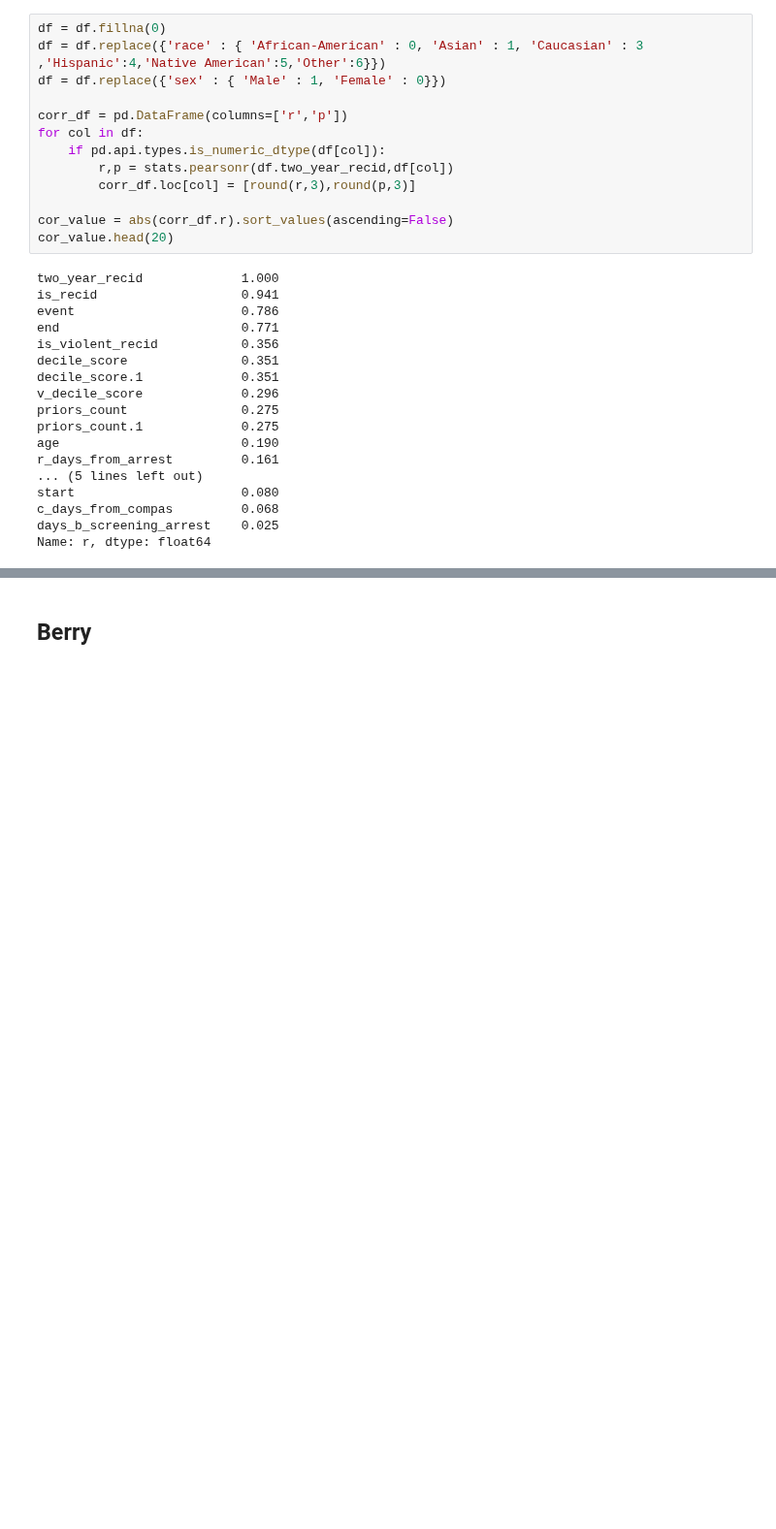
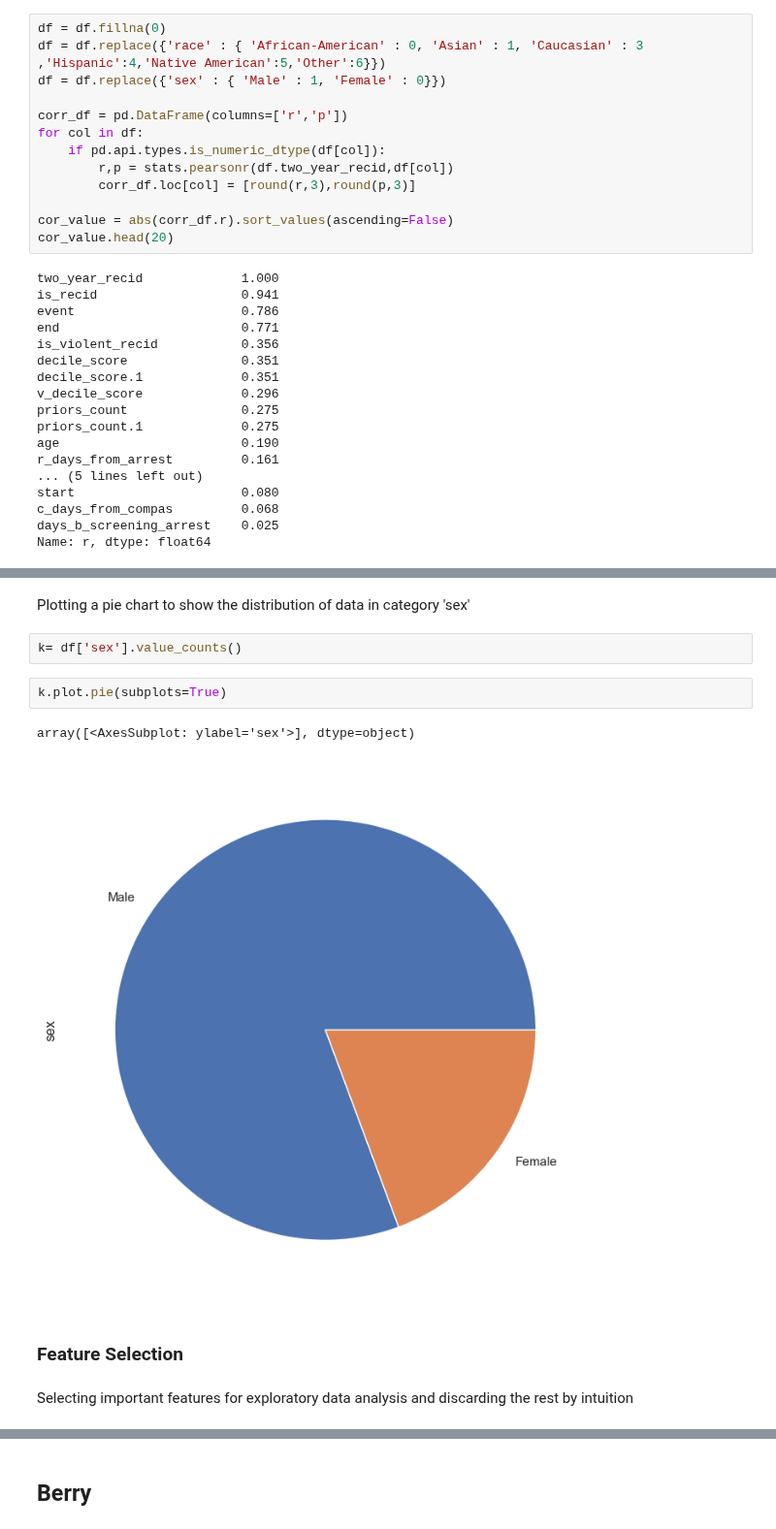
Before and after one commit to Ahmads405/ECE143Group1Project, a Jupyter notebook: Final Compas Anlysis Group.ipynb, the cells around one changed output, grey strips where cells are left out. Shown at 97% size. Drawn from its saved outputs; the diff is of its cells as text; blank space fills up the shorter version.

```diff
--- a/Final Compas Anlysis Group.ipynb
+++ b/Final Compas Anlysis Group.ipynb
@@ -135,0 +156,13 @@ g.map(plt.hist, 'decile_score', rwidth=0.9,density = True)
+# %% [markdown]
+Plotting a pie chart to show the distribution of data in category 'sex'
+# %%
+k= df['sex'].value_counts()
+# %%
+k.plot.pie(subplots=True)
+# %% [output]
+array([<AxesSubplot: ylabel='sex'>], dtype=object)
+[figure, added]
+# %% [markdown]
+### Feature Selection
+# %% [markdown]
+Selecting important features for exploratory data analysis and discarding the rest by intuition
```
Also changed, not shown: parts of 59 cells of this notebook, 1 other file.
